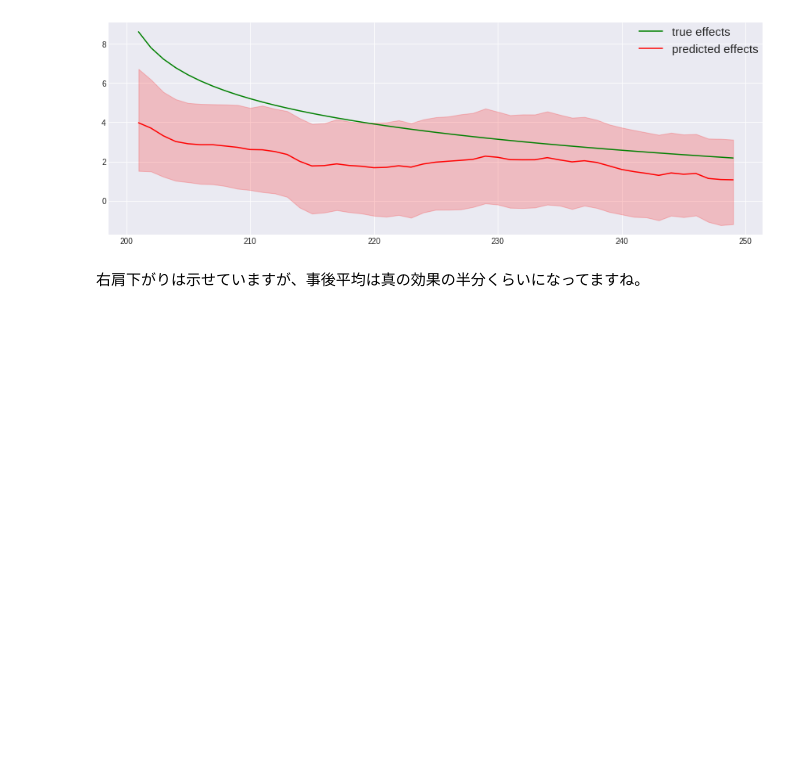
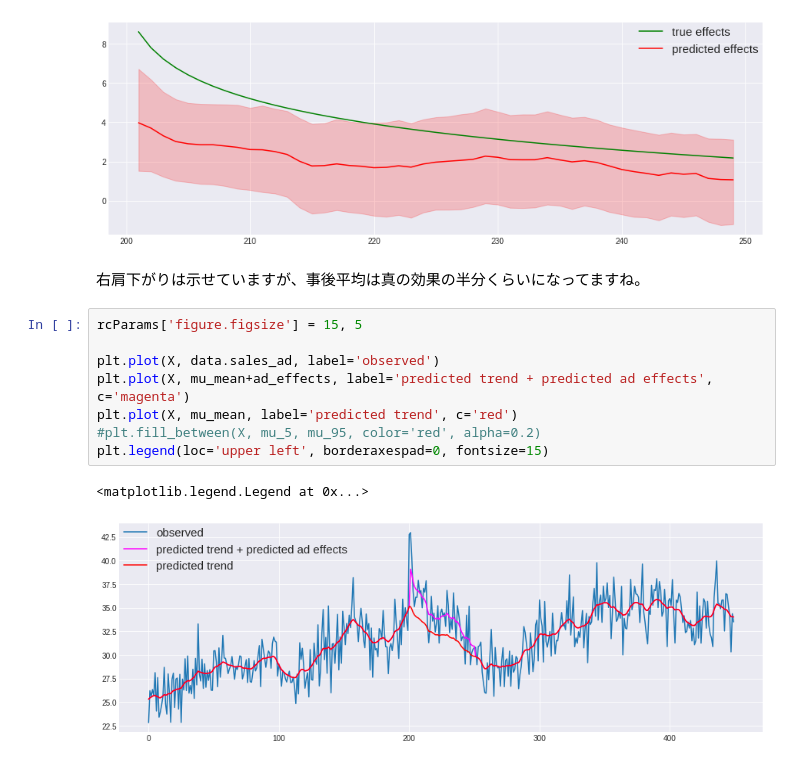
Before and after one commit to hrkzz/Application_Examples, a Jupyter notebook: Analysing_effects_of_advertisement_by_dynamic_linear_model_and_pystan.ipynb, the cells around one changed output. Saved outputs shown, nothing was run; the diff lists cells and outputs as text; blank space fills up the shorter version.

```diff
--- a/Analysing_effects_of_advertisement_by_dynamic_linear_model_and_pystan.ipynb
+++ b/Analysing_effects_of_advertisement_by_dynamic_linear_model_and_pystan.ipynb
@@ -274,3 +276,14 @@ plt.legend(loc='upper right', borderaxespad=0, fontsize=15)
 [figure]
 # %% [markdown]
 右肩下がりは示せていますが、事後平均は真の効果の半分くらいになってますね。
+# %%
+rcParams['figure.figsize'] = 15, 5
+
+plt.plot(X, data.sales_ad, label='observed')
+plt.plot(X, mu_mean+ad_effects, label='predicted trend + predicted ad effects', c='magenta')
+plt.plot(X, mu_mean, label='predicted trend', c='red')
+#plt.fill_between(X, mu_5, mu_95, color='red', alpha=0.2)
+plt.legend(loc='upper left', borderaxespad=0, fontsize=15)
+# %% [output]
+<matplotlib.legend.Legend at 0x...>
+[figure, added]
```
Also changed, not shown: parts of 1 cell of this notebook.
